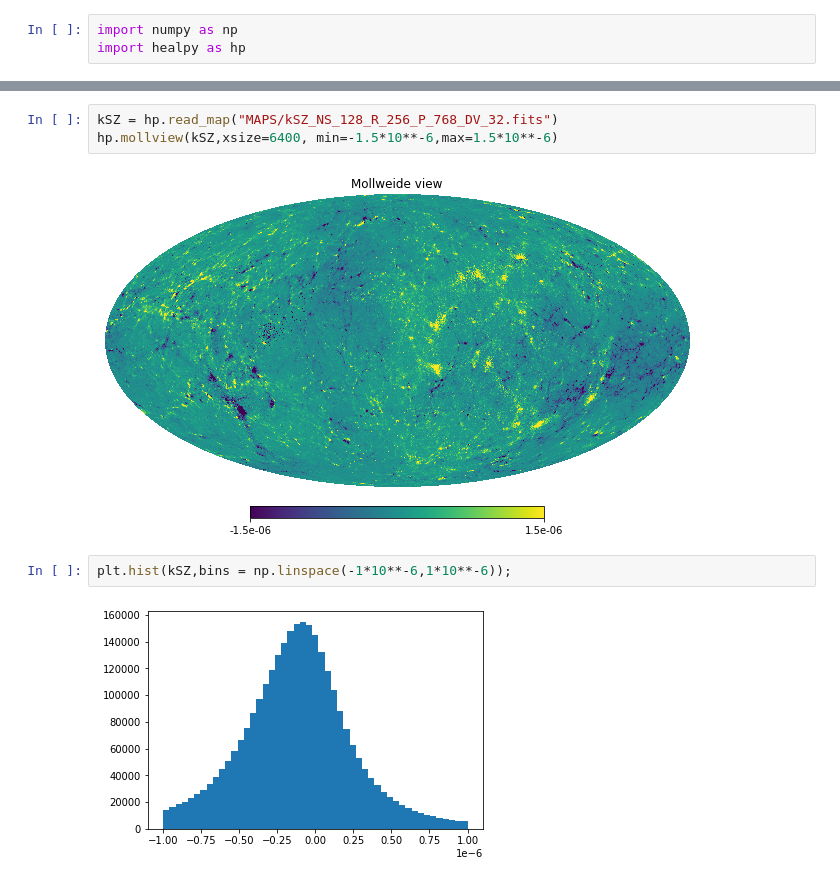
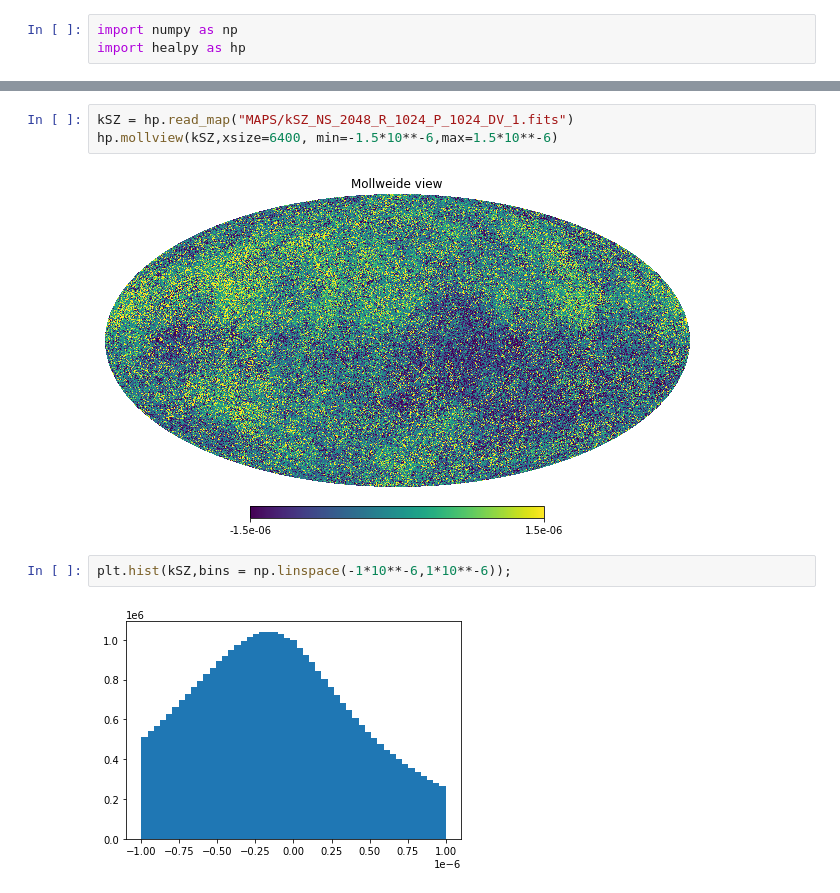
Before and after one commit to wurdahl/kSZfromPC, a Jupyter notebook: Opening-FITS.ipynb, the cells around one changed output, grey strips where cells are left out. Cells and saved outputs as stored; diff of their text form.

```diff
--- a/Opening-FITS.ipynb
+++ b/Opening-FITS.ipynb
@@ -17,10 +19,10 @@ plt.plot(hp.sphtfunc.anafast(overdensity)[0:50]);
 # %%
-kSZ = hp.read_map("MAPS/kSZ_NS_128_R_256_P_768_DV_32.fits")
+kSZ = hp.read_map("MAPS/kSZ_NS_2048_R_1024_P_1024_DV_1.fits")
 hp.mollview(kSZ,xsize=6400, min=-1.5*10**-6,max=1.5*10**-6)
 # %% [output]
-[figure, old version]
+[figure, new version]
 # %%
 plt.hist(kSZ,bins = np.linspace(-1*10**-6,1*10**-6));
 # %% [output]
-[figure, old version]
+[figure, new version]
 # %%
```
Also changed, not shown: parts of 9 cells of this notebook.
